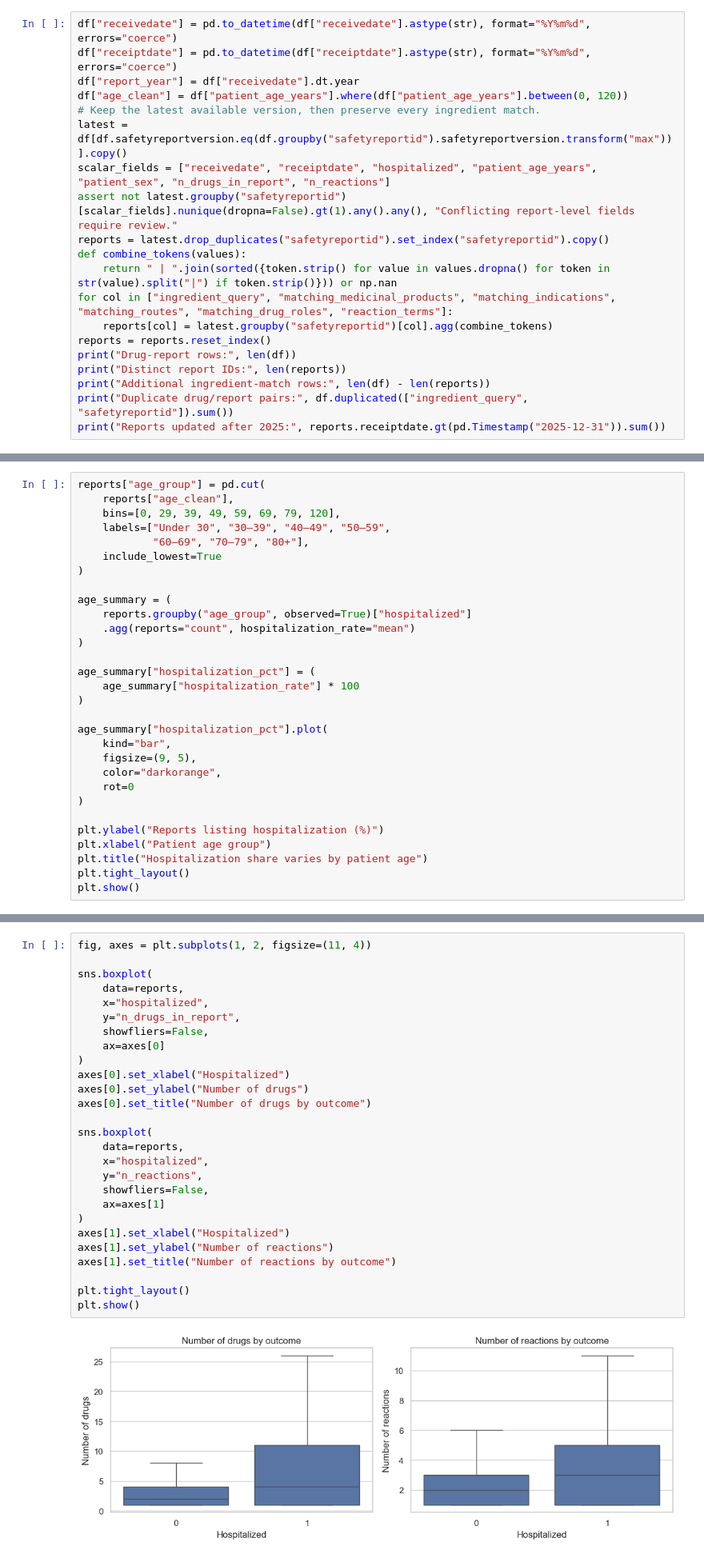
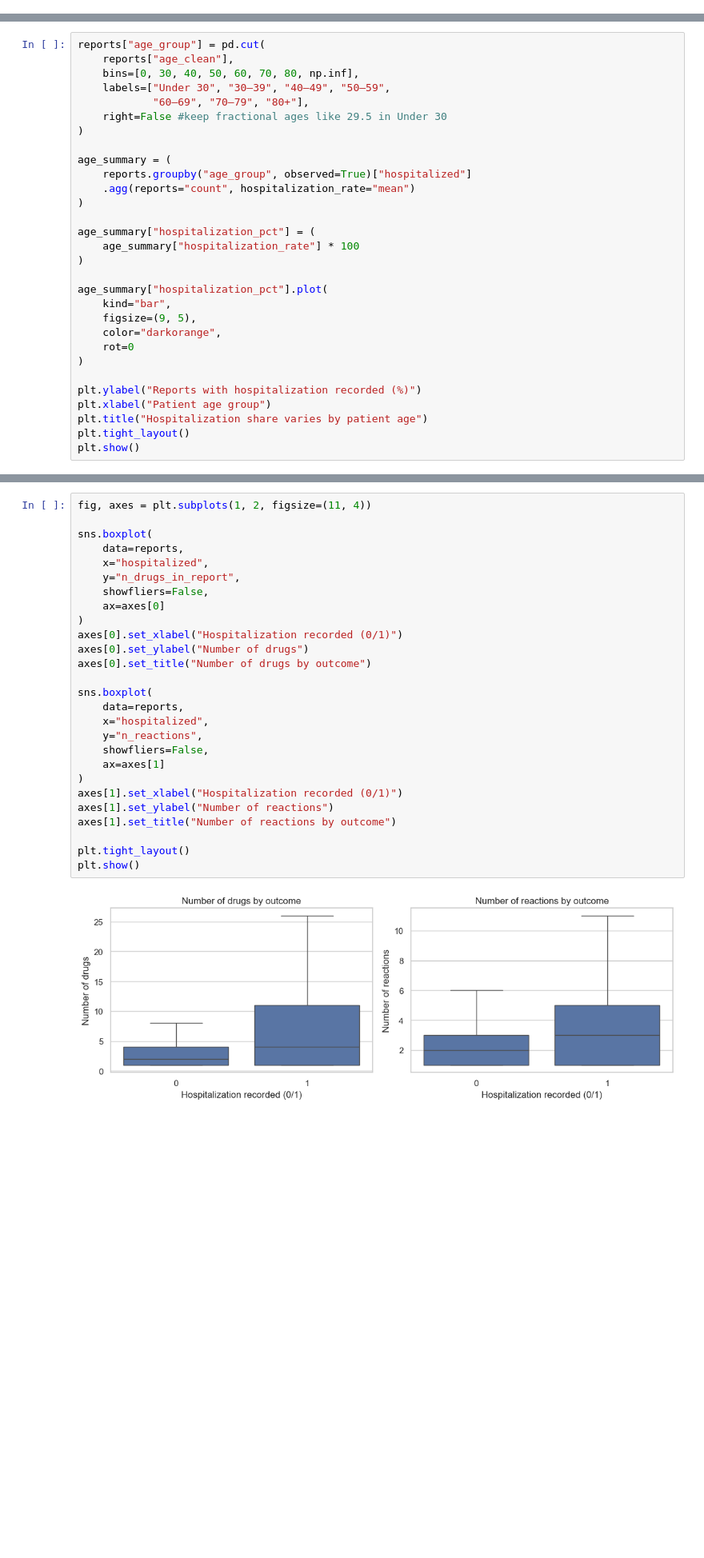
Before and after one commit to SavannaCabrera8796/DS5003_Group_5_Project, a Jupyter notebook: Group 5 Class Project Code.ipynb, the cells around one changed output, grey strips where cells are left out. Shown at 80% size. Drawn from its saved outputs; the diff is of its cells as text; blank space fills up the shorter version.

```diff
--- a/Group 5 Class Project Code.ipynb
+++ b/Group 5 Class Project Code.ipynb
@@ -58,20 +167,0 @@ dtype: object
-# %%
-df["receivedate"] = pd.to_datetime(df["receivedate"].astype(str), format="%Y%m%d", errors="coerce")
-df["receiptdate"] = pd.to_datetime(df["receiptdate"].astype(str), format="%Y%m%d", errors="coerce")
-df["report_year"] = df["receivedate"].dt.year
-df["age_clean"] = df["patient_age_years"].where(df["patient_age_years"].between(0, 120))
-# Keep the latest available version, then preserve every ingredient match.
-latest = df[df.safetyreportversion.eq(df.groupby("safetyreportid").safetyreportversion.transform("max"))].copy()
-scalar_fields = ["receivedate", "receiptdate", "hospitalized", "patient_age_years", "patient_sex", "n_drugs_in_report", "n_reactions"]
-assert not latest.groupby("safetyreportid")[scalar_fields].nunique(dropna=False).gt(1).any().any(), "Conflicting report-level fields require review."
-reports = latest.drop_duplicates("safetyreportid").set_index("safetyreportid").copy()
-def combine_tokens(values):
-    return " | ".join(sorted({token.strip() for value in values.dropna() for token in str(value).split("|") if token.strip()})) or np.nan
-for col in ["ingredient_query", "matching_medicinal_products", "matching_indications", "matching_routes", "matching_drug_roles", "reaction_terms"]:
-    reports[col] = latest.groupby("safetyreportid")[col].agg(combine_tokens)
-reports = reports.reset_index()
-print("Drug-report rows:", len(df))
-print("Distinct report IDs:", len(reports))
-print("Additional ingredient-match rows:", len(df) - len(reports))
-print("Duplicate drug/report pairs:", df.duplicated(["ingredient_query", "safetyreportid"]).sum())
-print("Reports updated after 2025:", reports.receiptdate.gt(pd.Timestamp("2025-12-31")).sum())
@@ -315,10 +441,10 @@ Looks like age between folks who were hospitalized do not differ significantly f
 # %%
 reports["age_group"] = pd.cut(
     reports["age_clean"],
-    bins=[0, 29, 39, 49, 59, 69, 79, 120],
+    bins=[0, 30, 40, 50, 60, 70, 80, np.inf],
     labels=["Under 30", "30–39", "40–49", "50–59",
             "60–69", "70–79", "80+"],
-    include_lowest=True
+    right=False #keep fractional ages like 29.5 in Under 30
 )
 
 age_summary = (
@@ -337,7 +463,7 @@ age_summary["hospitalization_pct"].plot(
     rot=0
 )
 
-plt.ylabel("Reports listing hospitalization (%)")
+plt.ylabel("Reports with hospitalization recorded (%)")
 plt.xlabel("Patient age group")
 plt.title("Hospitalization share varies by patient age")
 plt.tight_layout()
@@ -414,30 +542,30 @@ Lots of interacting medications causing issues. Does this track with report comp
 # %%
 fig, axes = plt.subplots(1, 2, figsize=(11, 4))
 
 sns.boxplot(
     data=reports,
     x="hospitalized",
     y="n_drugs_in_report",
     showfliers=False,
     ax=axes[0]
 )
-axes[0].set_xlabel("Hospitalized")
+axes[0].set_xlabel("Hospitalization recorded (0/1)")
 axes[0].set_ylabel("Number of drugs")
 axes[0].set_title("Number of drugs by outcome")
 
 sns.boxplot(
     data=reports,
     x="hospitalized",
     y="n_reactions",
     showfliers=False,
     ax=axes[1]
 )
-axes[1].set_xlabel("Hospitalized")
+axes[1].set_xlabel("Hospitalization recorded (0/1)")
 axes[1].set_ylabel("Number of reactions")
 axes[1].set_title("Number of reactions by outcome")
 
 plt.tight_layout()
 plt.show()
 # %% [output]
-[figure, old version]
+[figure, new version]
 # %% [markdown]
```
Also changed, not shown: parts of 37 cells of this notebook.
